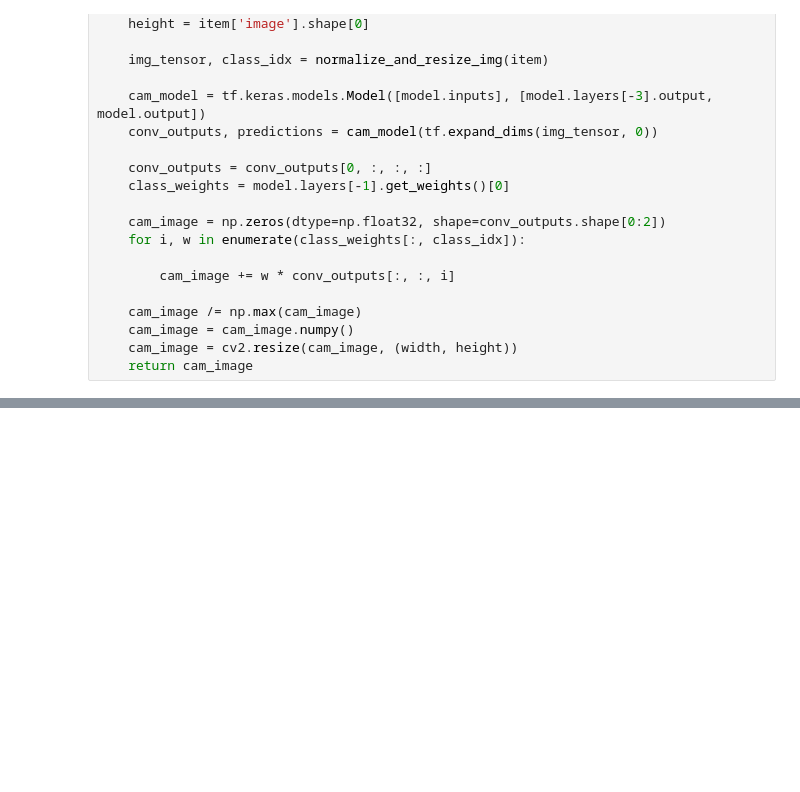
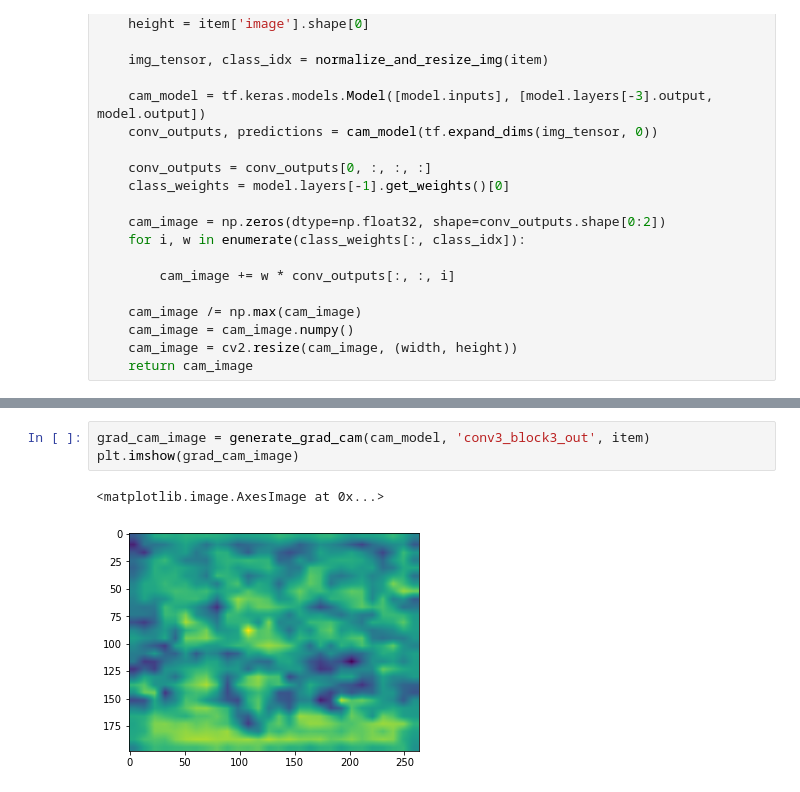
Before and after one commit to benestump/Aiffel, a Jupyter notebook: Going_Deeper(CV)/05_Class_Activation_Map/G5_Class_Activation_Map.ipynb, the cells around one changed output, grey strips where cells are left out. Cells and saved outputs as stored; diff of their text form; blank space fills up the shorter version.

```diff
--- a/Going_Deeper(CV)/05_Class_Activation_Map/G5_Class_Activation_Map.ipynb
+++ b/Going_Deeper(CV)/05_Class_Activation_Map/G5_Class_Activation_Map.ipynb
@@ -222,0 +265,6 @@ def generate_grad_cam(model, activation_layer, item):
+# %%
+grad_cam_image = generate_grad_cam(cam_model, 'conv3_block3_out', item)
+plt.imshow(grad_cam_image)
+# %% [output]
+<matplotlib.image.AxesImage at 0x...>
+[figure, added]
```
Also changed, not shown: parts of 42 cells of this notebook.
